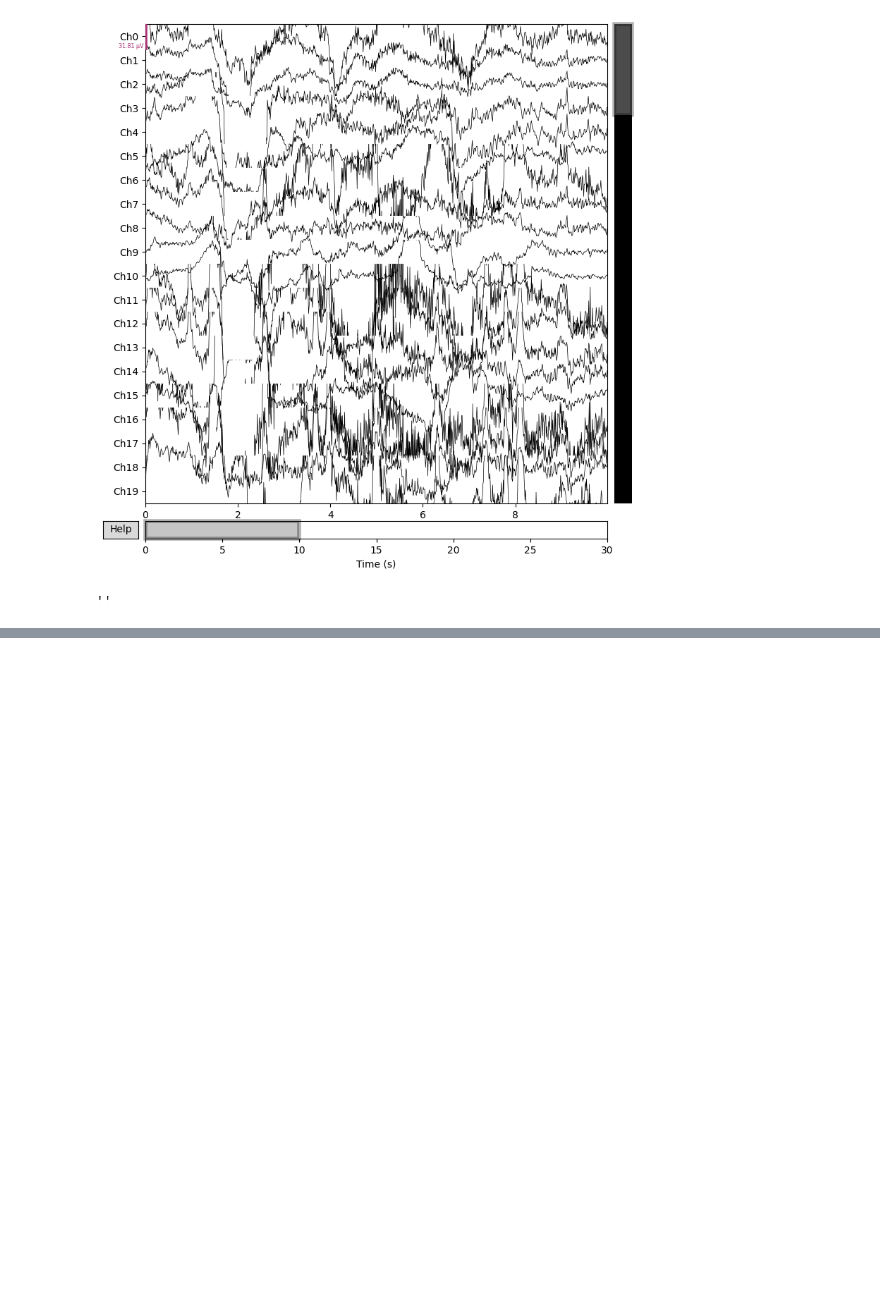
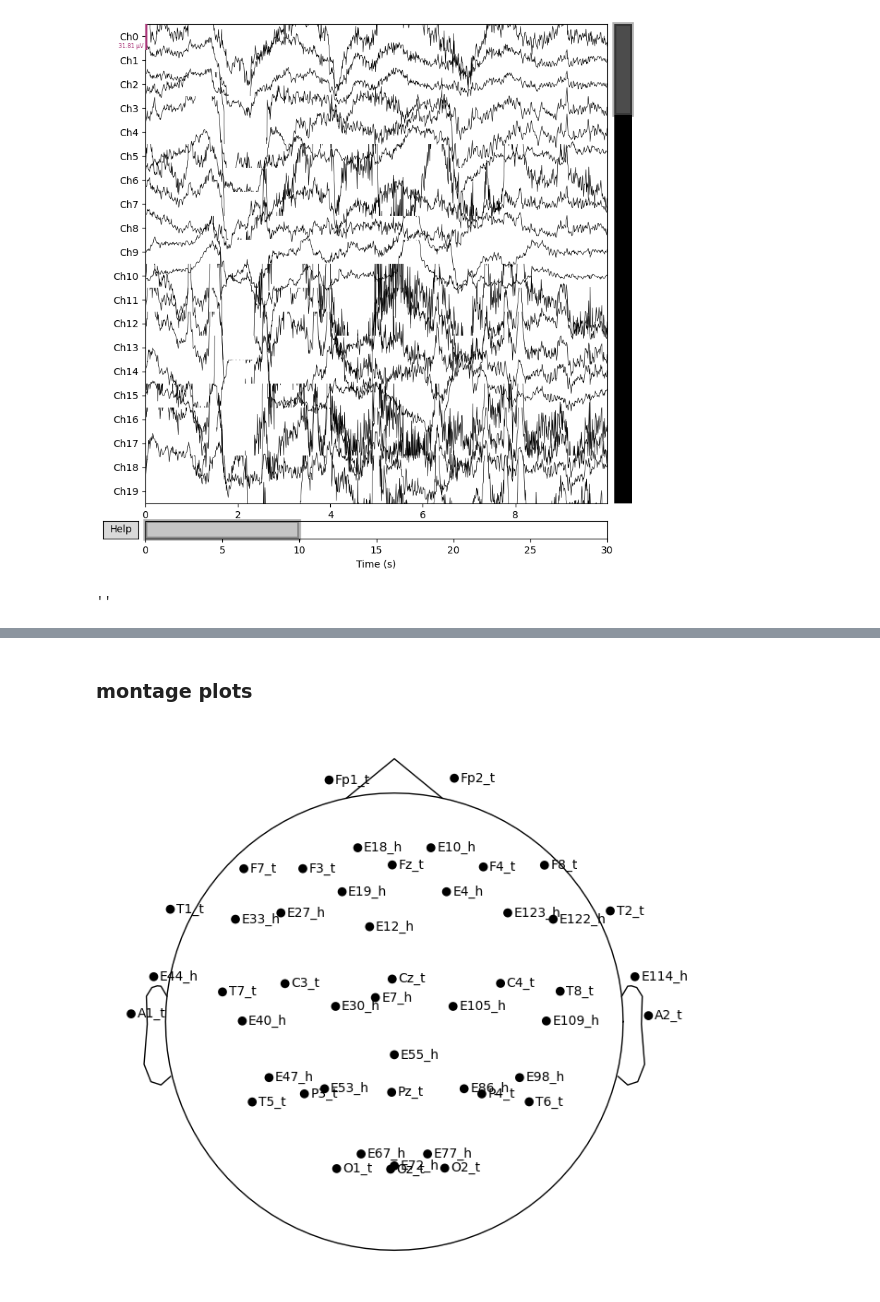
Before and after one commit to gjoelbye/SPEED, a Jupyter notebook: notebooks/hbn.ipynb, the cells around one changed output, grey strips where cells are left out. Cells and saved outputs as stored; diff of their text form; code cells hidden in the pictures; blank space fills up the shorter version.

```diff
--- a/notebooks/hbn.ipynb
+++ b/notebooks/hbn.ipynb
@@ -116,0 +265,9 @@ Ready.
+# %%
+Interpolated_tuh = ['Fp1', 'Fp2', 'F3', 'F4', 'C3', 'C4', 'A1', 'A2', 'P3', 'P4', 'O1', 'O2', 'F7', 'F8', 'T7', 'T8', 'T5', 'T6', 'Fz', 'Cz', 'Pz', 'Oz', 'T1', 'T2']
+Interpolated_hbn = ['E18', 'E10', 'E19', 'E4', 'E30', 'E105', 'E44', 'E114', 'E53', 'E86', 'E67', 'E77', 'E27', 'E123', 'E40', 'E109', 'E47', 'E98', 'E12', 'E7', 'E55', 'E72', 'E33', 'E122']
+# %%
+# get positions:
+positions_tuh = {ch: pos for ch, pos in get_channel_positions(raw_tuh).items()}
+positions_hbn = {ch: pos for ch, pos in get_channel_positions(raw_hbn).items()}
+# %%
+combined_pos = {**{f"{ch}_t": pos for ch, pos in positions_tuh.items() if ch in Interpolated_tuh}, **{f"{ch}_h": pos for ch, pos in positions_hbn.items() if ch in Interpolated_hbn}}
@@ -116,0 +294,8 @@ Ready.
+# %%
+combined_montage = mne.channels.make_dig_montage(ch_pos=combined_pos, coord_frame='head')
+# %% [markdown]
+### montage plots
+# %%
+combined_montage.plot();
+# %% [output]
+[figure, added]
```
Also changed, not shown: parts of 37 cells of this notebook, 6 other files.
